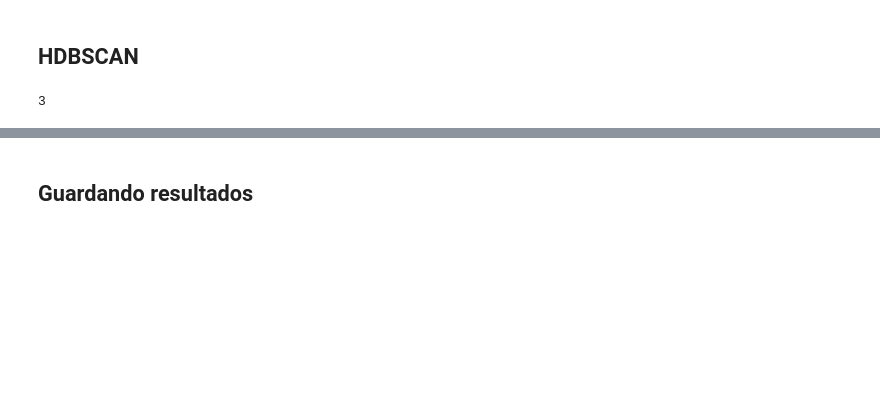
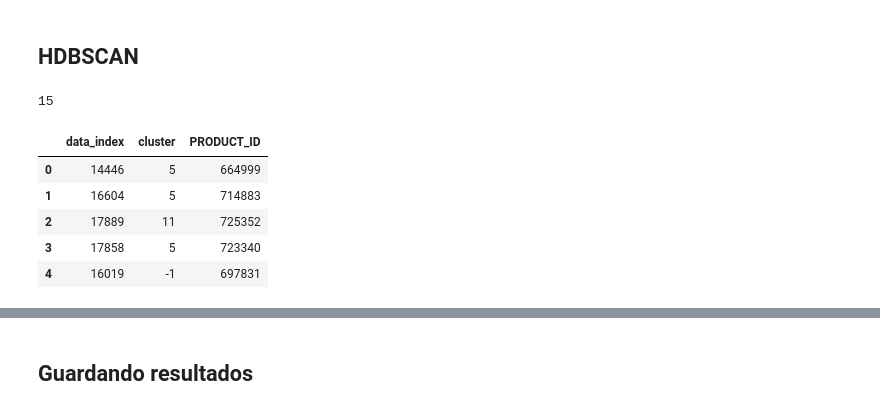
Before and after one commit to slotbite/Jupyter-Notebook, a Jupyter notebook: Modelos/Segmentacion de clientes/Coordenadas Paralelas hdbscan.ipynb, the cells around one changed output, grey strips where cells are left out. Cells and saved outputs as stored; diff of their text form; code cells hidden in the pictures; blank space fills up the shorter version.

Commit message:
cluster jerarquico

```diff
--- a/Modelos/Segmentacion de clientes/Coordenadas Paralelas hdbscan.ipynb
+++ b/Modelos/Segmentacion de clientes/Coordenadas Paralelas hdbscan.ipynb
@@ -514,3 +525,6 @@ Ademas se grafican los parametros para encontrar el numero optimo de clusters
 
 - minpts : Numero de vecinos evaluado
 - N° de clusters: Agrupaciones estimadas por el algoritmo
+# %%
+frac=1
+sample = sample.sample(frac=frac , random_state=42)  # *3 hays lleagr a a 2337
@@ -547,22 +583,50 @@ sample
 # %%
 import hdbscan
 
-mpts = 85
+mpts = 14
 
-X = np.array(sample )
+coef_s=0
+coef_c=0
+coef_b=0
+
+
+X = np.array( sample )
+
+#X = np.array(sample.to_records().view(type=np.matrix))
+
+#X = sample.to_records().view(type=np.matrix)
+#X = np.asarray(X)
+
 registros = sample.shape[0]
 # Estandarización
 #scaler = StandardScaler().fit(X)
 #X = scaler.transform(X)
 
 clusterer = hdbscan.HDBSCAN(min_cluster_size=mpts  ).fit(X)
-#palette = sns.color_palette('deep', np.unique(clusterer.labels_).max() + 1)
-#colors = [palette[x] if x >= 0 else (0.5, 0.5, 0.5) for x in clusterer.labels_]
+labels_ = clusterer.labels_
 
-labels_ = clusterer.labels_
+#coef_s=metrics.silhouette_score( X , labels_ )
+#coef_c=metrics.calinski_harabaz_score(X, labels_)
+#coef_b=davies_bouldin_score(X, labels_)
+
 # Number of clusters in labels, ignoring noise if present.
 n_clusters_ = len(set(labels_)) - (1 if -1 in labels_ else 0)
 sample['label']=labels_
 n_clusters_
 # %% [output]
-3
+15
+# %%
+cluster_map = pd.DataFrame()
+cluster_map['data_index'] = sample.index.values
+cluster_map['cluster'] = labels_
+# %%
+ cluster_map = cluster_map.merge(col_id , left_on='data_index', right_on=col_id.index, how='left')[['data_index','cluster','PRODUCT_ID']]
+# %%
+ cluster_map.head()
+# %% [output]
+|  | data_index | cluster | PRODUCT_ID |
+| 0 | 14446 | 5 | 664999 |
+| 1 | 16604 | 5 | 714883 |
+| 2 | 17889 | 11 | 725352 |
+| 3 | 17858 | 5 | 723340 |
+| 4 | 16019 | -1 | 697831 |
```
Also changed, not shown: parts of 55 cells of this notebook, 2 other files.
